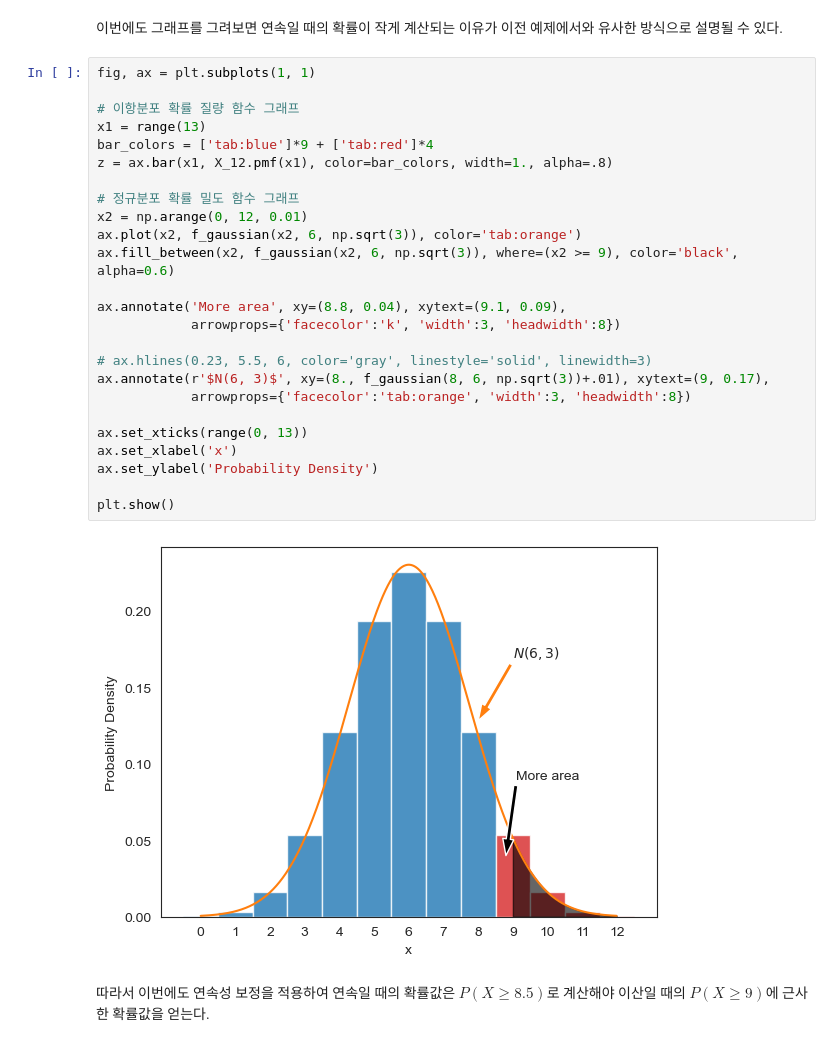
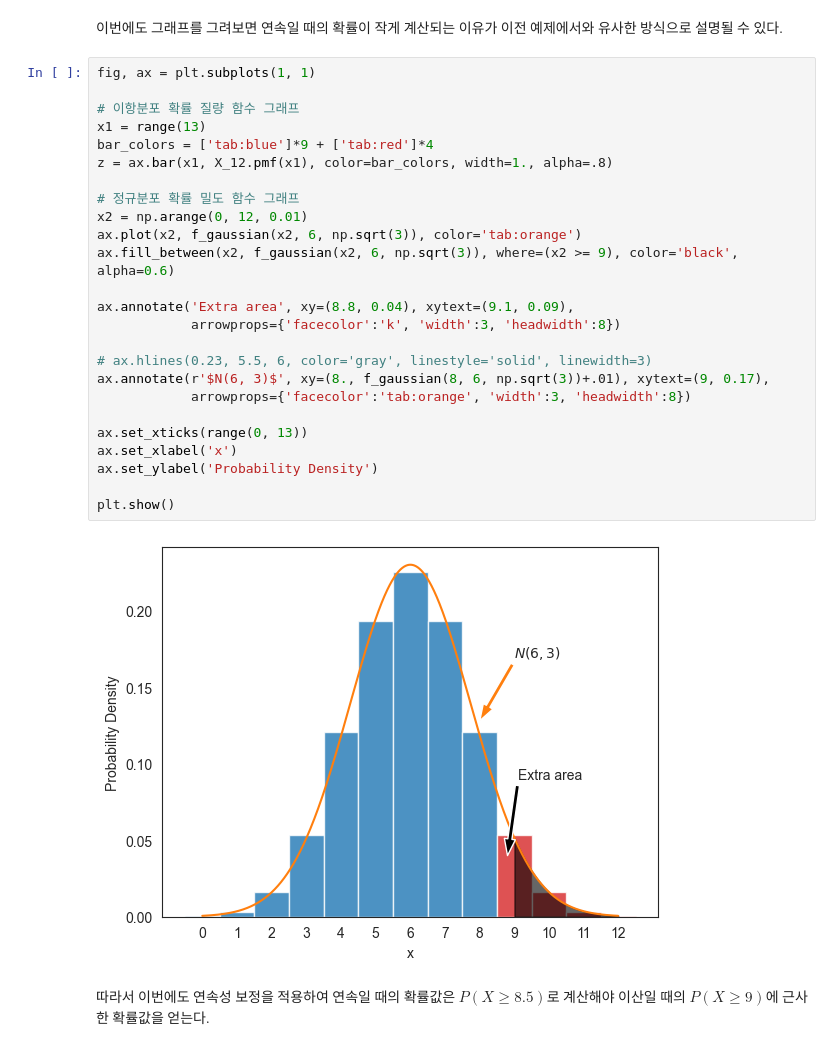
Before and after one commit to codingalzi/DataSci, a Jupyter notebook: jupyter-book/_build/jupyter_execute/normal_distribution.ipynb, the cells around one changed output. Drawn from its saved outputs; the diff is of its cells as text.

```diff
--- a/jupyter-book/_build/jupyter_execute/normal_distribution.ipynb
+++ b/jupyter-book/_build/jupyter_execute/normal_distribution.ipynb
@@ -1070,30 +1070,30 @@ P_above9
 # %%
 fig, ax = plt.subplots(1, 1)
 
 # 이항분포 확률 질량 함수 그래프
 x1 = range(13)
 bar_colors = ['tab:blue']*9 + ['tab:red']*4
 z = ax.bar(x1, X_12.pmf(x1), color=bar_colors, width=1., alpha=.8)
 
 # 정규분포 확률 밀도 함수 그래프
 x2 = np.arange(0, 12, 0.01)
 ax.plot(x2, f_gaussian(x2, 6, np.sqrt(3)), color='tab:orange')
 ax.fill_between(x2, f_gaussian(x2, 6, np.sqrt(3)), where=(x2 >= 9), color='black', alpha=0.6)
 
-ax.annotate('More area', xy=(8.8, 0.04), xytext=(9.1, 0.09),
+ax.annotate('Extra area', xy=(8.8, 0.04), xytext=(9.1, 0.09),
             arrowprops={'facecolor':'k', 'width':3, 'headwidth':8})
 
 # ax.hlines(0.23, 5.5, 6, color='gray', linestyle='solid', linewidth=3)
 ax.annotate(r'$N(6, 3)$', xy=(8., f_gaussian(8, 6, np.sqrt(3))+.01), xytext=(9, 0.17),
             arrowprops={'facecolor':'tab:orange', 'width':3, 'headwidth':8})
 
 ax.set_xticks(range(0, 13))
 ax.set_xlabel('x')
 ax.set_ylabel('Probability Density')
 
 plt.show()
 # %% [output]
-[figure, old version]
+[figure, new version]
 # %% [markdown]
 따라서 이번에도 연속성 보정을 적용하여
 연속일 때의 확률값은 $P(X \geq 8.5)$로 계산해야
```
Also changed, not shown: parts of 28 cells of this notebook, 48 other files.
